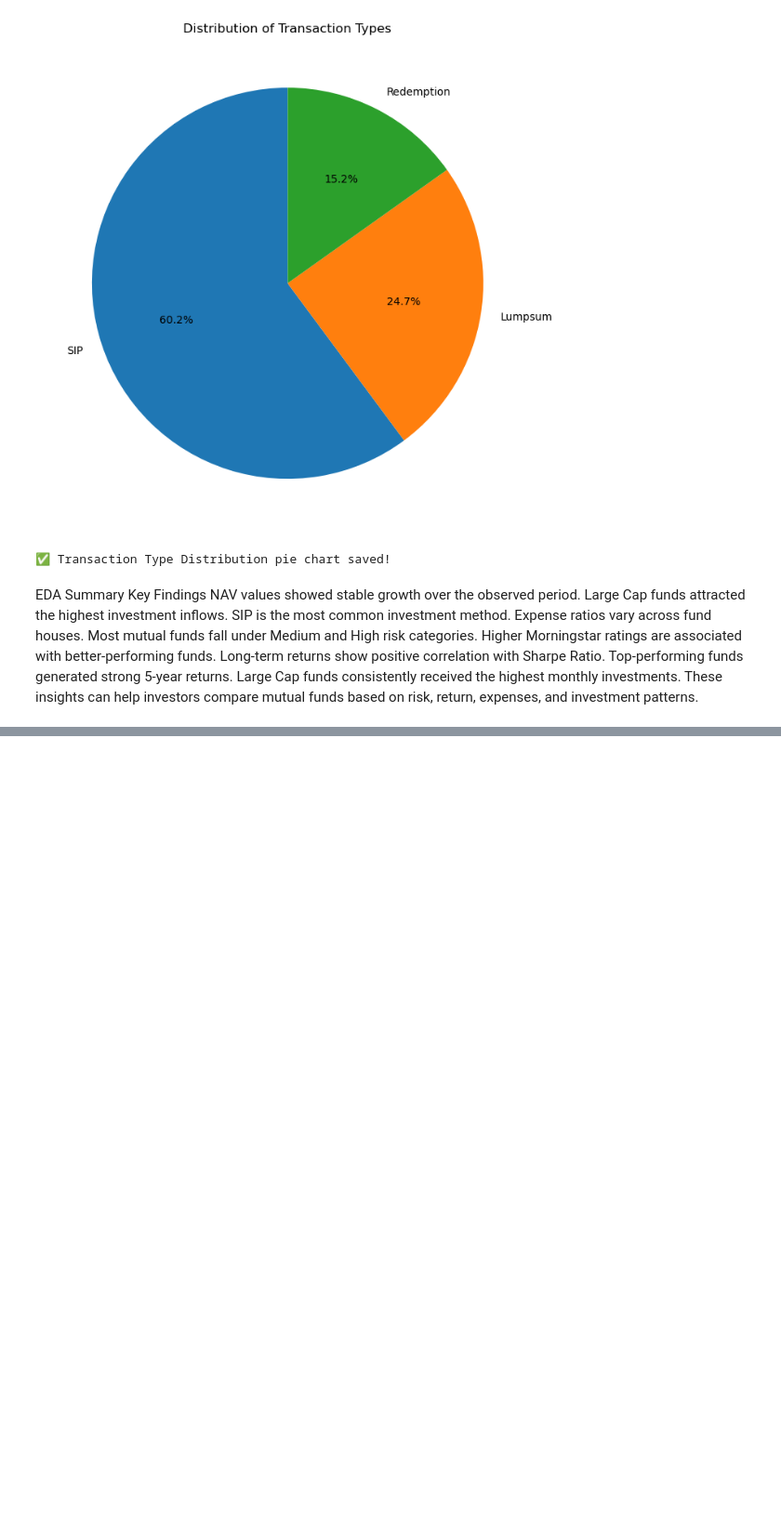
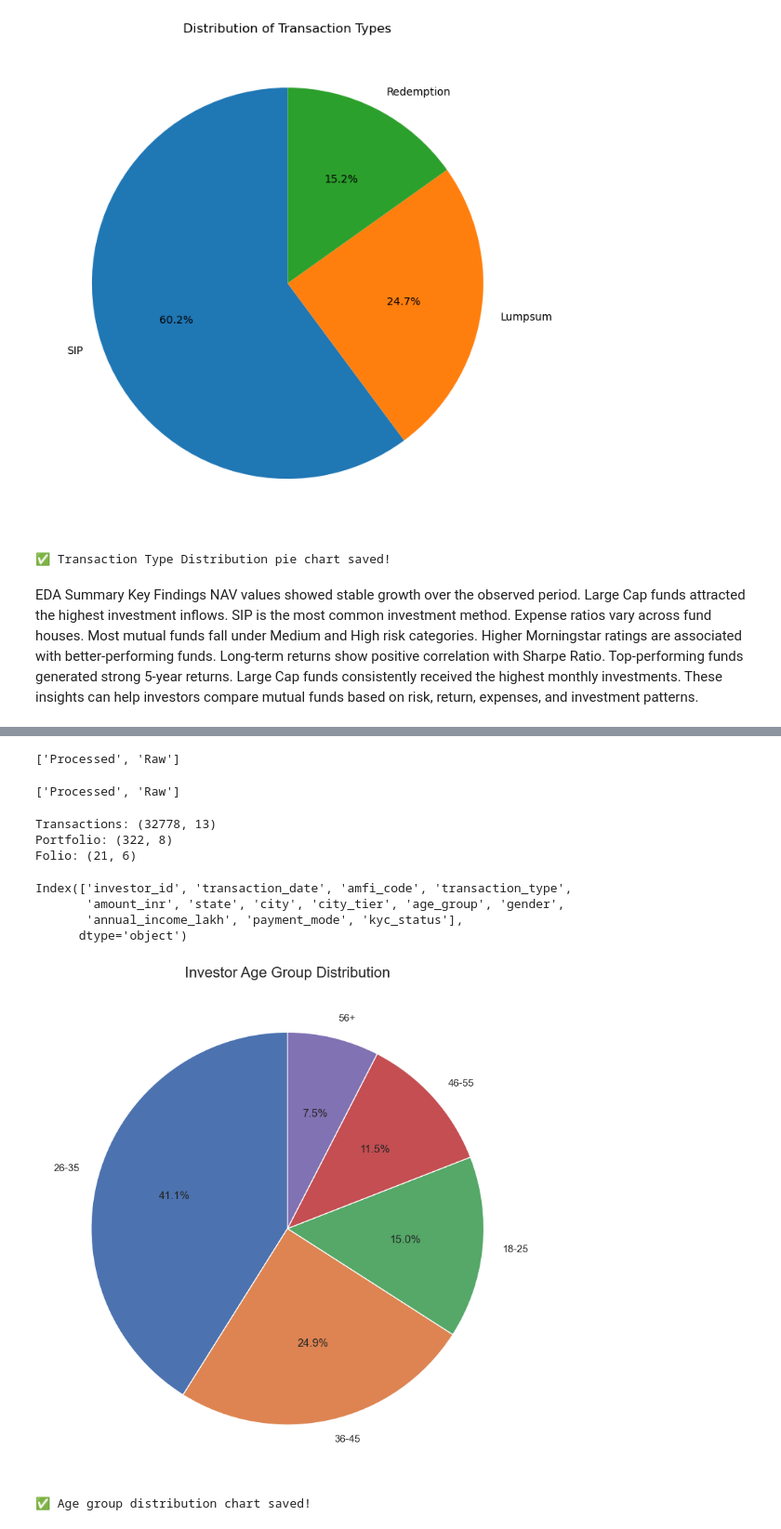
Before and after one commit to ganeshmerc/mutual-fund-data-project, a Jupyter notebook: EDA_Analysis_Final.ipynb, the cells around one changed output, grey strips where cells are left out. Shown at 93% size. Saved outputs shown, nothing was run; the diff lists cells and outputs as text; code cells hidden in the pictures; blank space fills up the shorter version.

Commit message:
Completed EDA analysis with 22 charts and insights

```diff
--- a/EDA_Analysis_Final.ipynb
+++ b/EDA_Analysis_Final.ipynb
@@ -666,0 +675,74 @@ These insights can help investors compare mutual funds based on risk, return, ex
+# %%
+import os
+
+print(os.listdir("Data"))
+# %% [output]
+['Processed', 'Raw']
+# %%
+import os
+
+print(os.listdir("Data"))
+# %% [output]
+['Processed', 'Raw']
+# %%
+transactions = pd.read_csv(
+    "Data/Raw/08_investor_transactions.csv"
+)
+
+portfolio = pd.read_csv(
+    "Data/Raw/09_portfolio_holdings.csv"
+)
+
+folio = pd.read_csv(
+    "Data/Raw/06_industry_folio_count.csv"
+)
+
+print("Transactions:", transactions.shape)
+print("Portfolio:", portfolio.shape)
+print("Folio:", folio.shape)
+# %% [output]
+Transactions: (32778, 13)
+Portfolio: (322, 8)
+Folio: (21, 6)
+# %%
+transactions.columns
+# %% [output]
+Index(['investor_id', 'transaction_date', 'amfi_code', 'transaction_type',
+       'amount_inr', 'state', 'city', 'city_tier', 'age_group', 'gender',
+       'annual_income_lakh', 'payment_mode', 'kyc_status'],
+      dtype='object')
+# %%
+import matplotlib.pyplot as plt
+
+# Age group distribution
+age_data = transactions["age_group"].value_counts()
+
+plt.figure(figsize=(8,8))
+
+plt.pie(
+    age_data.values,
+    labels=age_data.index,
+    autopct="%1.1f%%",
+    startangle=90
+)
+
+plt.title(
+    "Investor Age Group Distribution",
+    fontsize=16
+)
+
+plt.tight_layout()
+
+# Save chart
+plt.savefig(
+    "Charts/age_group_distribution.png",
+    dpi=300,
+    bbox_inches="tight"
+)
+
+plt.show()
+
+print("✅ Age group distribution chart saved!")
+# %% [output]
+[figure, added]
+✅ Age group distribution chart saved!
```
Also changed, not shown: parts of 12 cells of this notebook, 1 other file.
